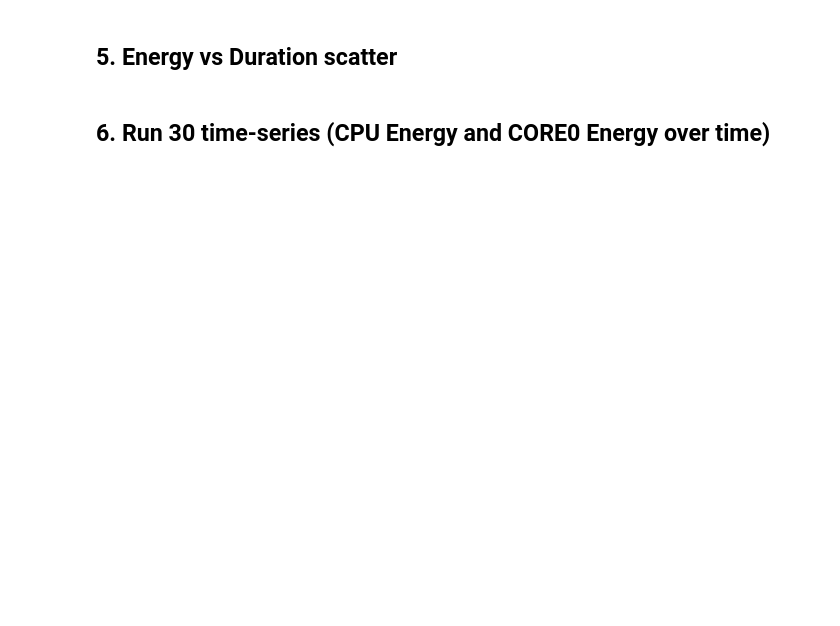
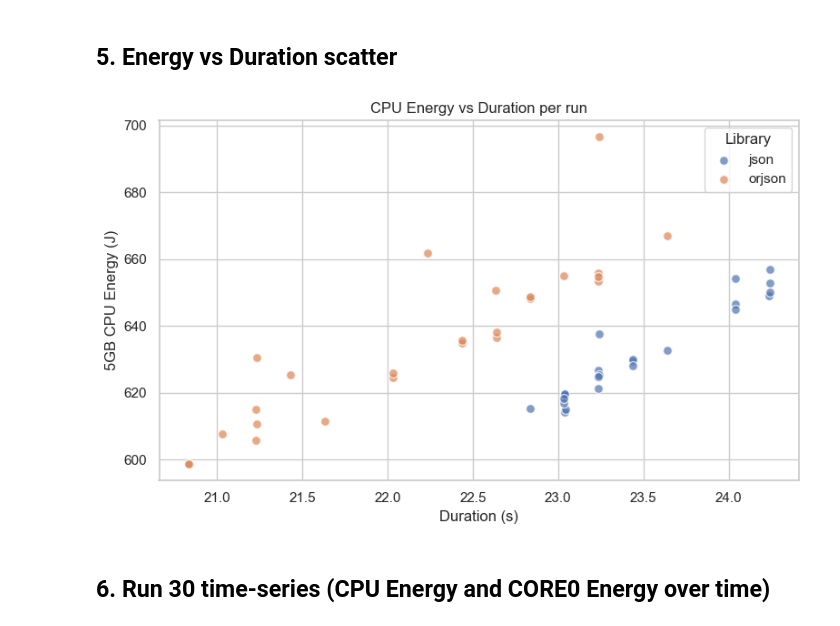
Before and after one commit to luiscruz/course_sustainableSE, a Jupyter notebook: 2026/p1_measuring_software/analysis/energy_json_vs_orjson.ipynb, the cells around one changed output. Drawn from its saved outputs; the diff is of its cells as text; code cells hidden in the pictures; blank space fills up the shorter version.

```diff
--- a/2026/p1_measuring_software/analysis/energy_json_vs_orjson.ipynb
+++ b/2026/p1_measuring_software/analysis/energy_json_vs_orjson.ipynb
@@ -149,16 +188,18 @@ for metric in METRICS:
 # %%
 fig, ax = plt.subplots(figsize=(8, 5))
 colors = {"json": "#4C72B0", "orjson": "#DD8452"}
 for lib, grp in clean_df.groupby("library"):
     ax.scatter(grp["duration_s"], grp["cpu_energy_j"],
                label=lib, color=colors[lib], s=50, alpha=0.7, edgecolors="white")
 ax.set_xlabel("Duration (s)")
-ax.set_ylabel("CPU Energy (J)")
+ax.set_ylabel("5GB CPU Energy (J)")
 ax.set_title("CPU Energy vs Duration per run")
 ax.legend(title="Library")
 fig.tight_layout()
 fig.savefig(FIGURES / "energy_vs_duration.png", dpi=150, bbox_inches="tight")
 plt.show()
+# %% [output]
+[figure, added]
 # %% [markdown]
 ## 6. Run 30 time-series (CPU Energy and CORE0 Energy over time)
 # %%
```
Also changed, not shown: parts of 19 cells of this notebook, 15 other files.
